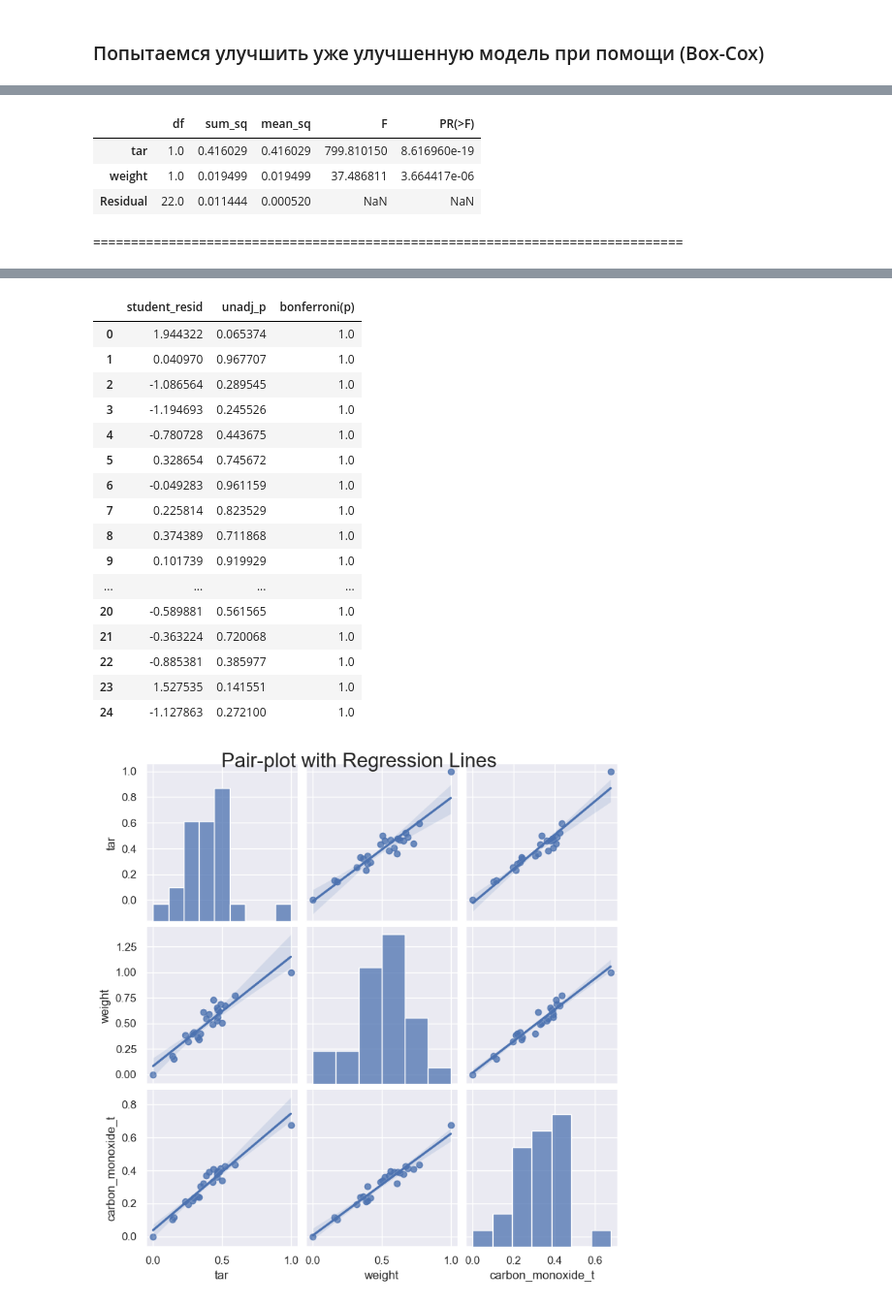
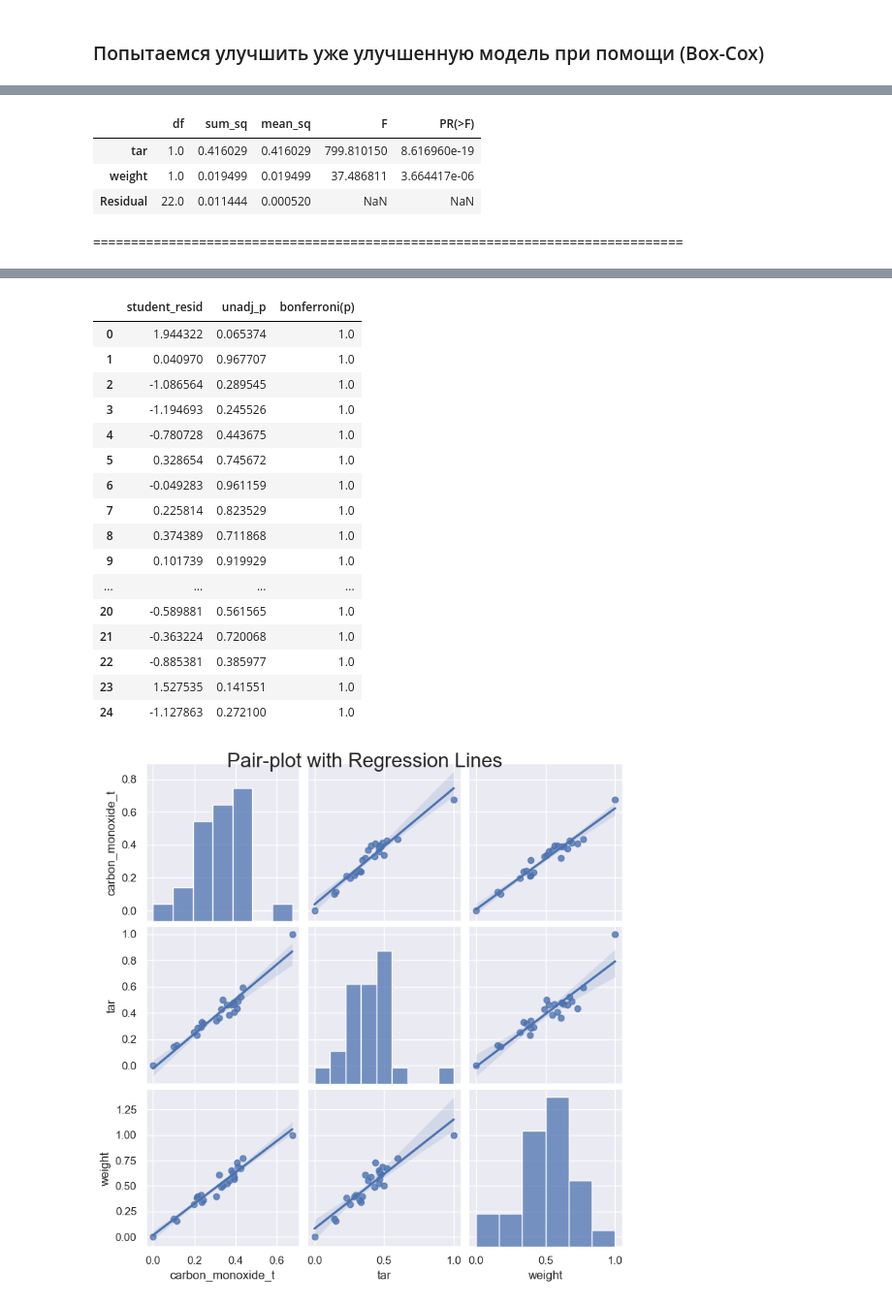
Before and after one commit to Mooncake911/Mathstatistics, a Jupyter notebook: Task_3/cigarettes.ipynb, the cells around one changed output, grey strips where cells are left out. Shown at 97% size. Drawn from its saved outputs; the diff is of its cells as text; code cells hidden in the pictures.

```diff
--- a/Task_3/cigarettes.ipynb
+++ b/Task_3/cigarettes.ipynb
@@ -60,6 +63,9 @@ explore_column = 'carbon_monoxide'
 # %%
 base_research = LinearRegressionResearch(data, column=explore_column)
 base_research.info()
+base_research.run_tests()
+base_research.draw_plots()
+new_model, selected_features = base_research.stepwise_selection(criteria='AIC')
 # %% [output]
                                carbon_monoxide
 ==============================================================================
@@ -123,3 +146,0 @@ carbon_monoxide = (0.6650200501610087) * tar + (0.0022482625246411244) * nicotin
-# %%
-# Пошаговый отбор признаков с использованием AIC
-new_model, selected_features = stepwise_selection(data, column=explore_column, criteria='AIC')
@@ -212,12 +227,14 @@ F-statistic: 0.24321513140417997       F-Test p-value: 0.7861832908123859
 # %%
 # Применяем преобразование Бокса-Кокса к зависимой переменной
 y_transformed, lambda_value = boxcox(data[explore_column] + 1)  # + 1 чтобы не было 0-значений
+
+new_data = pd.DataFrame()
 new_explore_column = explore_column + '_t'
-data[new_explore_column] = y_transformed
+new_data[new_explore_column] = y_transformed
+new_data[selected_features] = data[selected_features]
 
 # Проводим анализ заново
-enhanced_research = LinearRegressionResearch(data[selected_features + [new_explore_column]],
-                                             column=new_explore_column)
+enhanced_research = LinearRegressionResearch(new_data, column=new_explore_column)
 enhanced_research.info()
 enhanced_research.draw_plots()
 enhanced_research.run_tests()
@@ -251,34 +268,34 @@ carbon_monoxide_t = (0.3314999240400709) * tar + (0.35033443790016017) * weight
 | 3 | -0.204558 | 0.085122 | -0.032290 | 0.027084 | -1.183257 | 0.054850 | -0.285048 | -1.194693 | ... |
 | 4 | -0.303310 | -0.021319 | 0.117052 | 0.032251 | -0.787750 | 0.134883 | -0.311050 | -0.780728 | ... |
 | 5 | -0.007093 | -0.003805 | 0.017091 | 0.002036 | 0.335526 | 0.051461 | 0.078152 | 0.328654 | ... |
 | 6 | -0.011791 | -0.010128 | 0.012360 | 0.000095 | -0.050440 | 0.101048 | -0.016911 | -0.049283 | ... |
 | 7 | 0.021689 | 0.031755 | -0.030266 | 0.001108 | 0.230848 | 0.058711 | 0.057653 | 0.225814 | ... |
 | 8 | -0.028410 | -0.010240 | 0.033262 | 0.003497 | 0.381927 | 0.067088 | 0.102419 | 0.374389 | ... |
 | 9 | -0.004246 | -0.008830 | 0.013084 | 0.000240 | 0.104107 | 0.062362 | 0.026849 | 0.101739 | ... |
 | ... | ... | ... | ... | ... | ... | ... | ... | ... | ... |
 | 20 | 0.039163 | 0.093761 | -0.120624 | 0.010993 | -0.598821 | 0.084226 | -0.181605 | -0.589881 | ... |
 | 21 | -0.089709 | -0.007024 | 0.031185 | 0.003469 | -0.370610 | 0.070441 | -0.102021 | -0.363224 | ... |
 | 22 | -0.136537 | 0.073690 | -0.039696 | 0.014902 | -0.889762 | 0.053451 | -0.211437 | -0.885381 | ... |
 | 23 | 0.041889 | 0.116456 | -0.072878 | 0.037800 | 1.483248 | 0.049019 | 0.336751 | 1.527535 | ... |
 | 24 | 0.040500 | 0.415101 | -0.431942 | 0.081995 | -1.120953 | 0.163714 | -0.495968 | -1.127863 | ... |
 |  | student_resid | unadj_p | bonferroni(p) |
 | 0 | 1.944322 | 0.065374 | 1.0 |
 | 1 | 0.040970 | 0.967707 | 1.0 |
 | 2 | -1.086564 | 0.289545 | 1.0 |
 | 3 | -1.194693 | 0.245526 | 1.0 |
 | 4 | -0.780728 | 0.443675 | 1.0 |
 | 5 | 0.328654 | 0.745672 | 1.0 |
 | 6 | -0.049283 | 0.961159 | 1.0 |
 | 7 | 0.225814 | 0.823529 | 1.0 |
 | 8 | 0.374389 | 0.711868 | 1.0 |
 | 9 | 0.101739 | 0.919929 | 1.0 |
 | ... | ... | ... | ... |
 | 20 | -0.589881 | 0.561565 | 1.0 |
 | 21 | -0.363224 | 0.720068 | 1.0 |
 | 22 | -0.885381 | 0.385977 | 1.0 |
 | 23 | 1.527535 | 0.141551 | 1.0 |
 | 24 | -1.127863 | 0.272100 | 1.0 |
-[figure, old version]
+[figure, new version]
 [figure]
 [figure]
 [figure]
```
Also changed, not shown: parts of 6 cells of this notebook, 7 other files.
